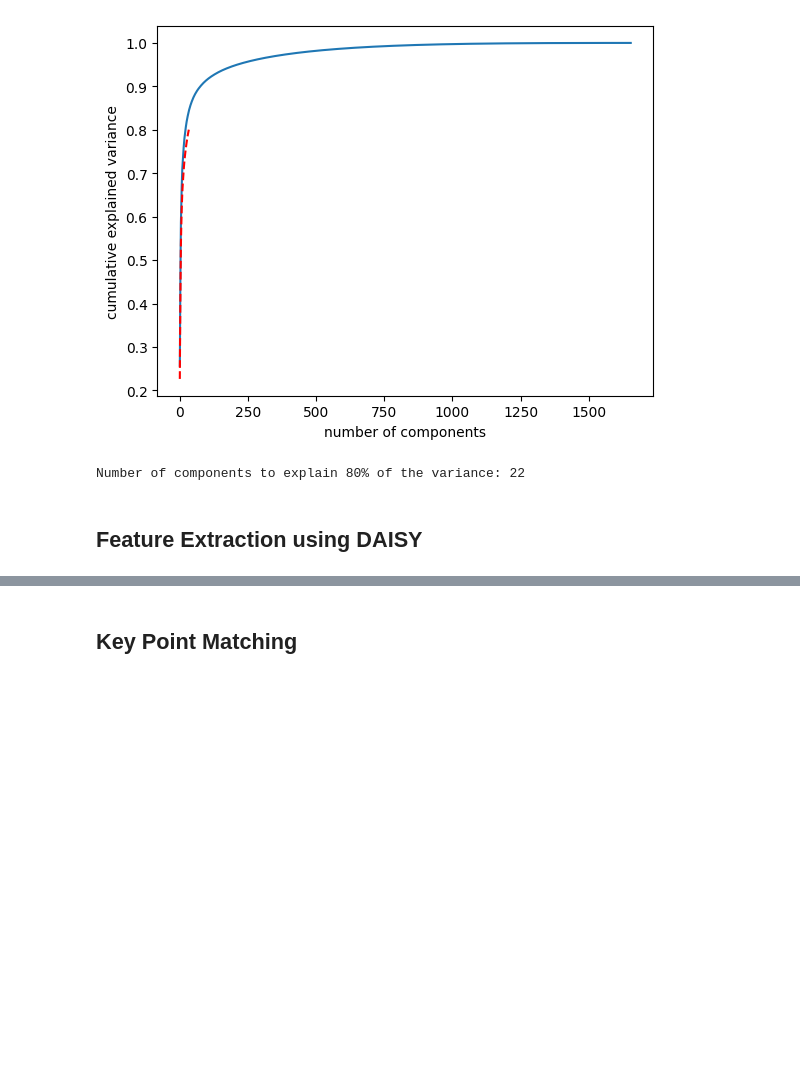
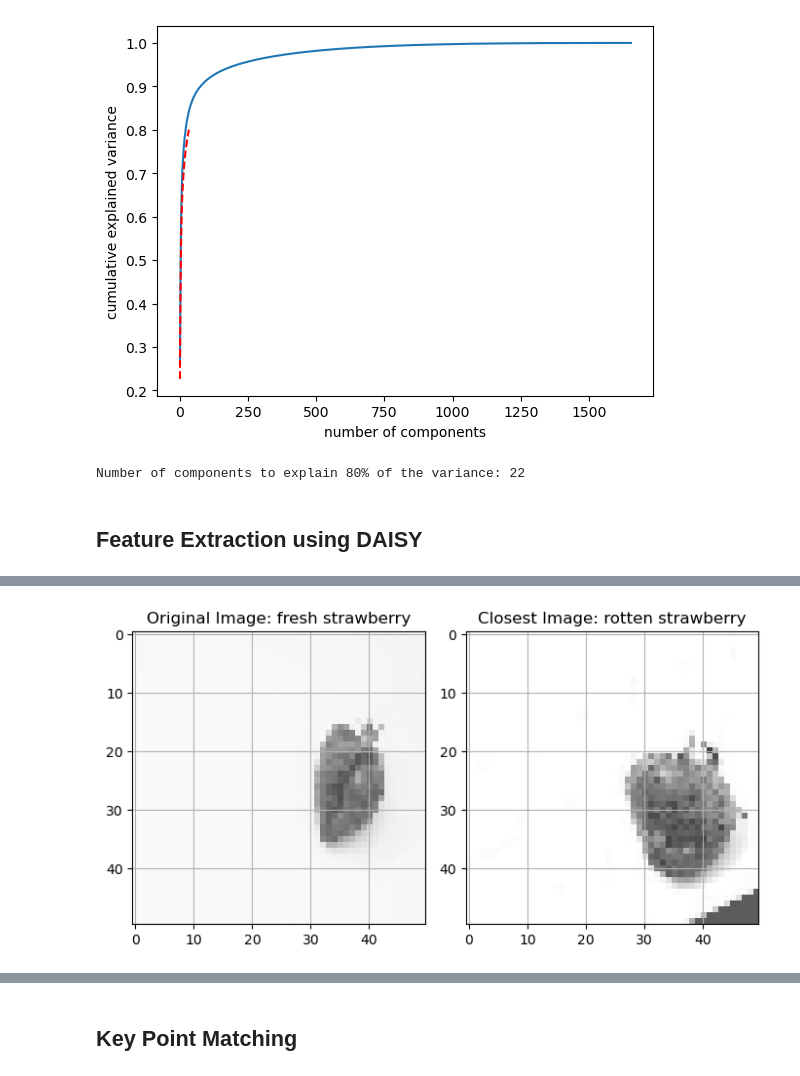
Before and after one commit to QuinnMatthews/MLinPyNotebooks, a Jupyter notebook: Lab Two/LabTwo.ipynb, the cells around one changed output, grey strips where cells are left out. Saved outputs shown, nothing was run; the diff lists cells and outputs as text; code cells hidden in the pictures; blank space fills up the shorter version.

```diff
--- a/Lab Two/LabTwo.ipynb
+++ b/Lab Two/LabTwo.ipynb
@@ -274,0 +287,6 @@ Its not looking like the DAISY features will be useful to us, but we will make a
+# %%
+idx_to_reconstruct = int(np.random.rand(1)*len(data_set))
+
+find_closest_image(data_set_gray, dataset_target, daisy_features, idx_to_reconstruct)
+# %% [output]
+[figure, added]
```
Also changed, not shown: parts of 19 cells of this notebook.
